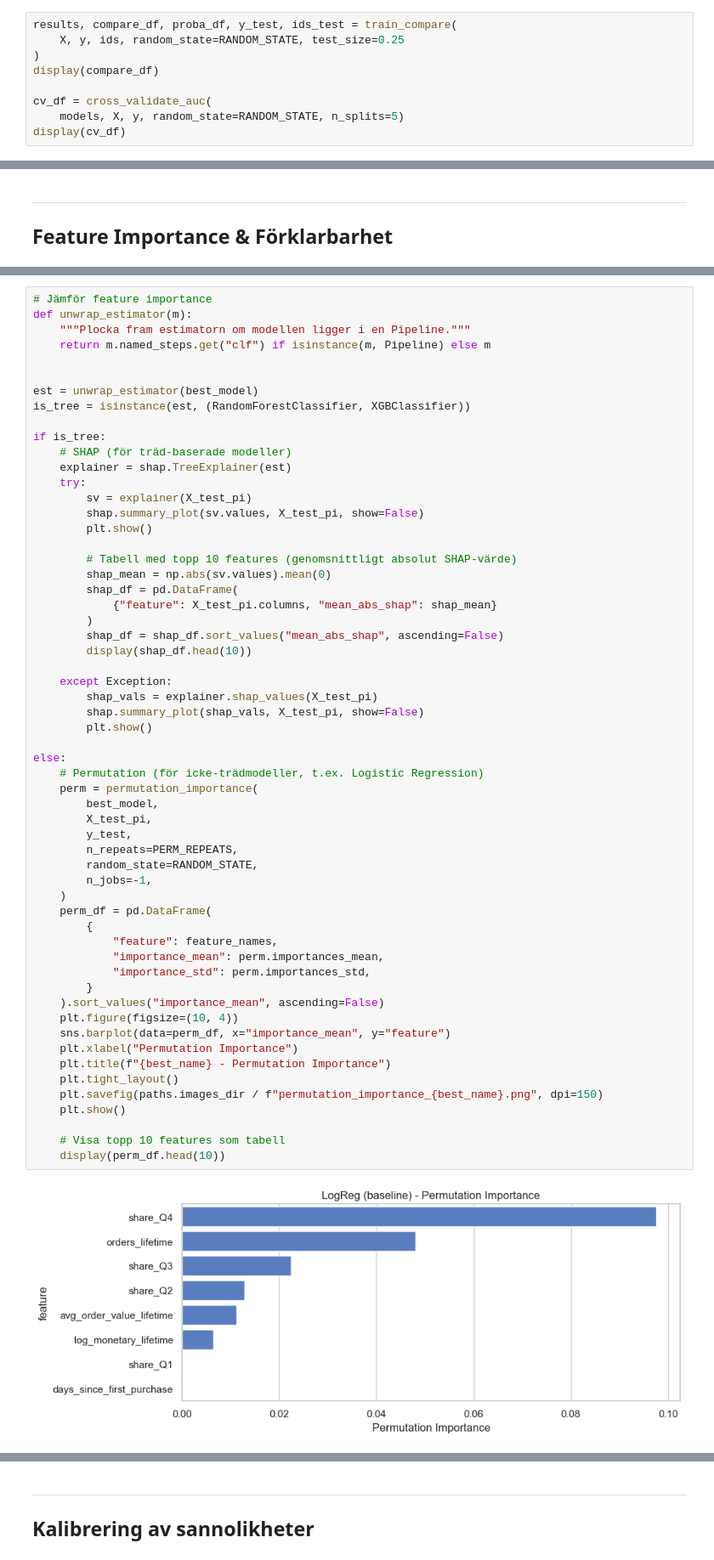
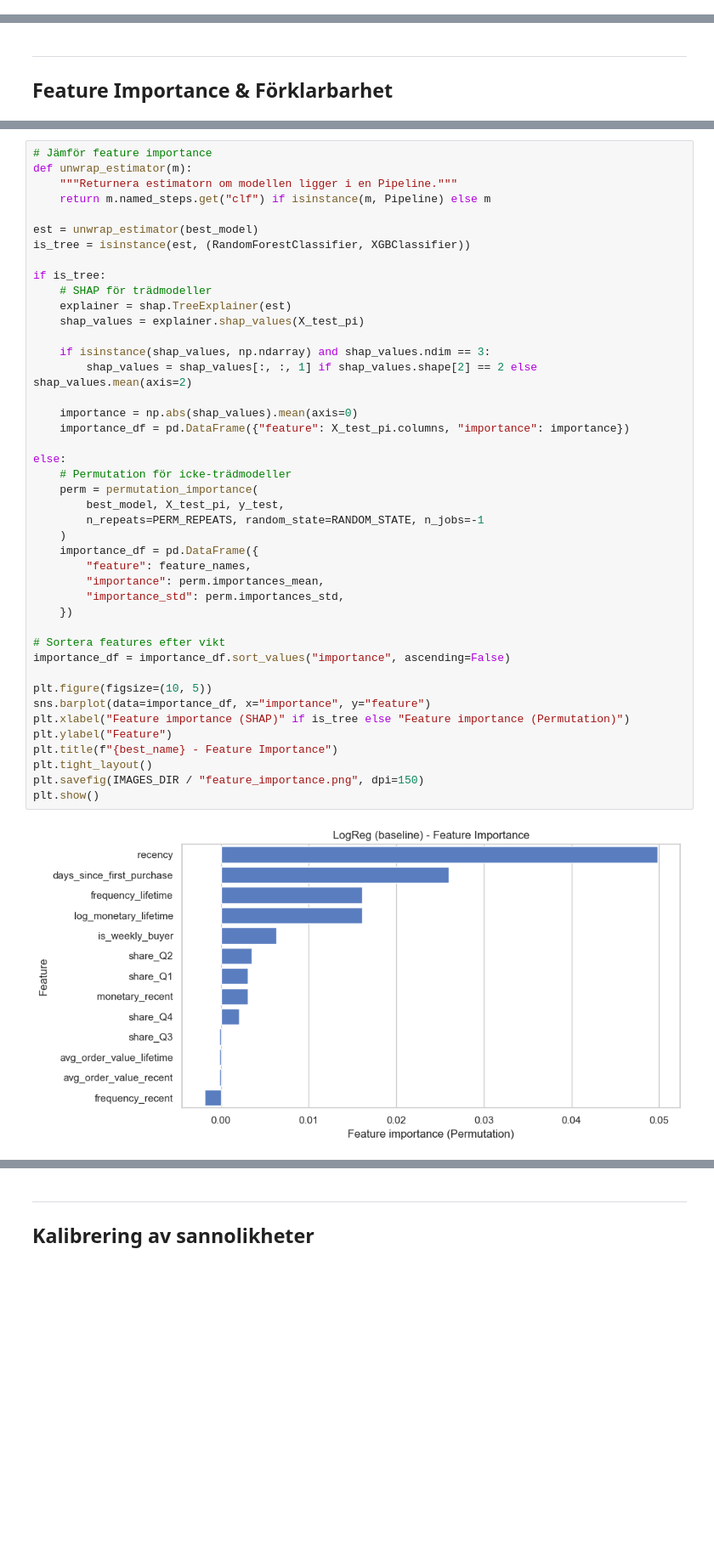
Before and after one commit to lencemajzovska/churn-prediction, a Jupyter notebook: notebooks/churn_prediction.ipynb, the cells around one changed output, grey strips where cells are left out. Shown: that part at 85% size. Saved outputs shown, nothing was run; the diff lists cells and outputs as text; blank space fills up the shorter version.

Commit message:
Updated project: new pipeline, refactored modules, improved README

```diff
--- a/notebooks/churn_prediction.ipynb
+++ b/notebooks/churn_prediction.ipynb
@@ -290,9 +666,0 @@ Calculated scale_pos_weight=4.36 (neg=305, pos=70)
-# %%
-results, compare_df, proba_df, y_test, ids_test = train_compare(
-    X, y, ids, random_state=RANDOM_STATE, test_size=0.25
-)
-display(compare_df)
-
-cv_df = cross_validate_auc(
-    models, X, y, random_state=RANDOM_STATE, n_splits=5)
-display(cv_df)
@@ -447,60 +922,45 @@ plt.show()
 # %%
 # Jämför feature importance
 def unwrap_estimator(m):
-    """Plocka fram estimatorn om modellen ligger i en Pipeline."""
+    """Returnera estimatorn om modellen ligger i en Pipeline."""
     return m.named_steps.get("clf") if isinstance(m, Pipeline) else m
-
 
 est = unwrap_estimator(best_model)
 is_tree = isinstance(est, (RandomForestClassifier, XGBClassifier))
 
 if is_tree:
-    # SHAP (för träd-baserade modeller)
+    # SHAP för trädmodeller
     explainer = shap.TreeExplainer(est)
-    try:
-        sv = explainer(X_test_pi)
-        shap.summary_plot(sv.values, X_test_pi, show=False)
-        plt.show()
+    shap_values = explainer.shap_values(X_test_pi)
 
-        # Tabell med topp 10 features (genomsnittligt absolut SHAP-värde)
-        shap_mean = np.abs(sv.values).mean(0)
-        shap_df = pd.DataFrame(
-            {"feature": X_test_pi.columns, "mean_abs_shap": shap_mean}
-        )
-        shap_df = shap_df.sort_values("mean_abs_shap", ascending=False)
-        display(shap_df.head(10))
+    if isinstance(shap_values, np.ndarray) and shap_values.ndim == 3:
+        shap_values = shap_values[:, :, 1] if shap_values.shape[2] == 2 else shap_values.mean(axis=2)
 
-    except Exception:
-        shap_vals = explainer.shap_values(X_test_pi)
-        shap.summary_plot(shap_vals, X_test_pi, show=False)
-        plt.show()
+    importance = np.abs(shap_values).mean(axis=0)
+    importance_df = pd.DataFrame({"feature": X_test_pi.columns, "importance": importance})
 
 else:
-    # Permutation (för icke-trädmodeller, t.ex. Logistic Regression)
+    # Permutation för icke-trädmodeller
     perm = permutation_importance(
-        best_model,
-        X_test_pi,
-        y_test,
-        n_repeats=PERM_REPEATS,
-        random_state=RANDOM_STATE,
-        n_jobs=-1,
+        best_model, X_test_pi, y_test,
+        n_repeats=PERM_REPEATS, random_state=RANDOM_STATE, n_jobs=-1
     )
-    perm_df = pd.DataFrame(
-        {
-            "feature": feature_names,
-            "importance_mean": perm.importances_mean,
-            "importance_std": perm.importances_std,
-        }
-    ).sort_values("importance_mean", ascending=False)
-    plt.figure(figsize=(10, 4))
-    sns.barplot(data=perm_df, x="importance_mean", y="feature")
-    plt.xlabel("Permutation Importance")
-    plt.title(f"{best_name} - Permutation Importance")
-    plt.tight_layout()
-    plt.savefig(paths.images_dir / f"permutation_importance_{best_name}.png", dpi=150)
-    plt.show()
+    importance_df = pd.DataFrame({
+        "feature": feature_names,
+        "importance": perm.importances_mean,
+        "importance_std": perm.importances_std,
+    })
 
-    # Visa topp 10 features som tabell
-    display(perm_df.head(10))
+# Sortera features efter vikt
+importance_df = importance_df.sort_values("importance", ascending=False)
+
+plt.figure(figsize=(10, 5))
+sns.barplot(data=importance_df, x="importance", y="feature")
+plt.xlabel("Feature importance (SHAP)" if is_tree else "Feature importance (Permutation)")
+plt.ylabel("Feature")
+plt.title(f"{best_name} - Feature Importance")
+plt.tight_layout()
+plt.savefig(IMAGES_DIR / "feature_importance.png", dpi=150)
+plt.show()
 # %% [output]
-[figure, old version]
+[figure, new version]
```
Also changed, not shown: parts of 79 cells of this notebook, 20 other files.
